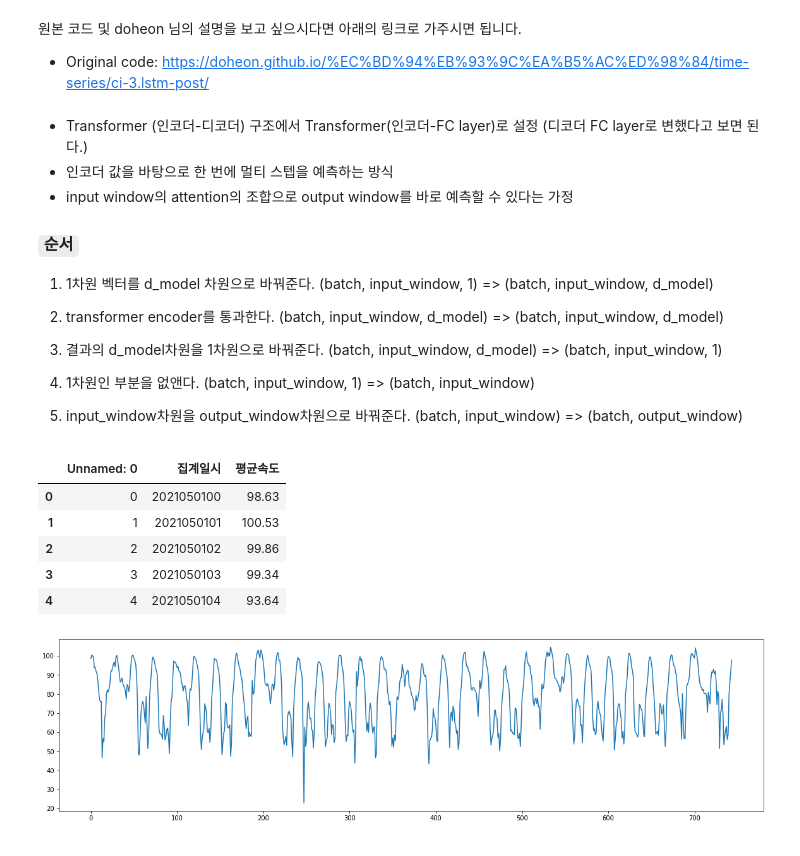
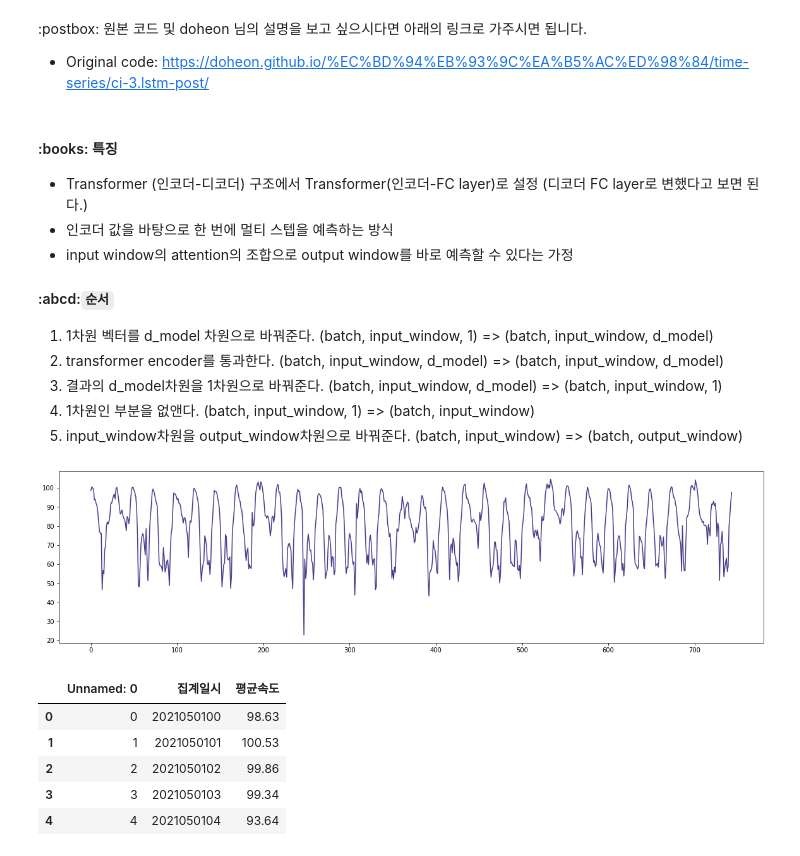
Before and after one commit to rch1025/Time-Series-Forecasting, a Jupyter notebook: Transformer/Transformer_Multi-step.ipynb, the cells around one changed output. Saved outputs shown, nothing was run; the diff lists cells and outputs as text; code cells hidden in the pictures.

```diff
--- a/Transformer/Transformer_Multi-step.ipynb
+++ b/Transformer/Transformer_Multi-step.ipynb
@@ -1,15 +1,15 @@
 # %% [markdown]
-원본 코드 및 doheon 님의 설명을 보고 싶으시다면 아래의 링크로 가주시면 됩니다.
+:postbox: 원본 코드 및 doheon 님의 설명을 보고 싶으시다면 아래의 링크로 가주시면 됩니다.
 - Original code: https://doheon.github.io/%EC%BD%94%EB%93%9C%EA%B5%AC%ED%98%84/time-series/ci-3.lstm-post/
 # %% [markdown]
+#### :books: 특징
 - Transformer (인코더-디코더) 구조에서 Transformer(인코더-FC layer)로 설정 (디코더 FC layer로 변했다고 보면 된다.)
 - 인코더 값을 바탕으로 한 번에 멀티 스텝을 예측하는 방식
 - input window의 attention의 조합으로 output window를 바로 예측할 수 있다는 가정
 
-### `순서`
+#### :abcd:`순서`
 1. 1차원 벡터를 d_model 차원으로 바꿔준다.
 (batch, input_window, 1) => (batch, input_window, d_model)
-
 2. transformer encoder를 통과한다.
 (batch, input_window, d_model) => (batch, input_window, d_model)
 3. 결과의 d_model차원을 1차원으로 바꿔준다.
@@ -25,14 +25,15 @@ import matplotlib.pyplot as plt
 # %%
 rawdata = pd.read_csv("서인천IC-부평IC 평균속도.csv", encoding='CP949')
 plt.figure(figsize=(20,5))
-plt.plot(range(len(rawdata)), rawdata["평균속도"])
+plt.plot(range(len(rawdata)), rawdata.loc[:,"평균속도"], color = 'darkslateblue')
+plt.show()
 rawdata.head()
 # %% [output]
+[figure, new version]
 |  | Unnamed: 0 | 집계일시 | 평균속도 |
 | 0 | 0 | 2021050100 | 98.63 |
 | 1 | 1 | 2021050101 | 100.53 |
 | 2 | 2 | 2021050102 | 99.86 |
 | 3 | 3 | 2021050103 | 99.34 |
 | 4 | 4 | 2021050104 | 93.64 |
-[figure, old version]
 # %%
```
Also changed, not shown: parts of 19 cells of this notebook, 1 other file.
